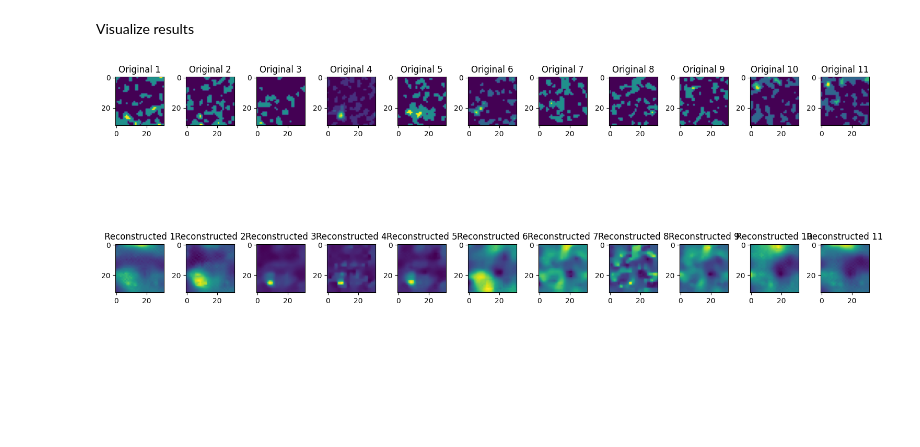
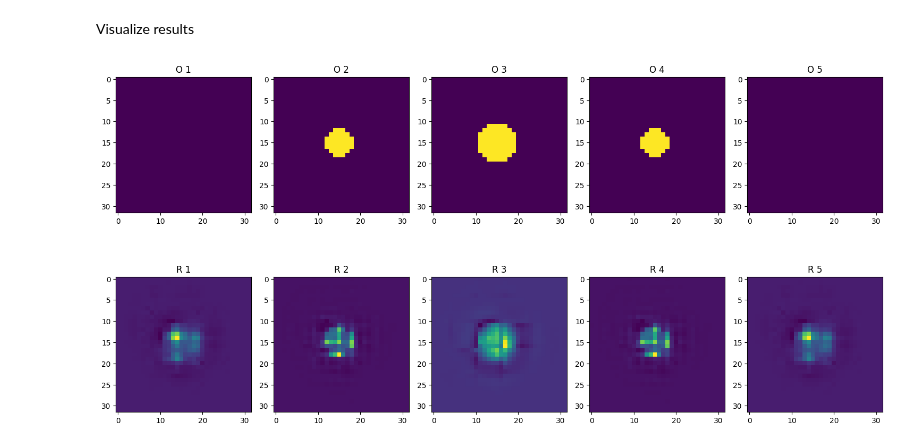
Before and after one commit to sanjith1999/FRIS, a Jupyter notebook: reconstruction/TwIST_python/L2_TV.ipynb, the cells around one changed output. Drawn from its saved outputs; the diff is of its cells as text; code cells hidden in the pictures; blank space fills up the shorter version.

```diff
--- a/reconstruction/TwIST_python/L2_TV.ipynb
+++ b/reconstruction/TwIST_python/L2_TV.ipynb
@@ -7,14 +7,14 @@ import TWIST
 # %% [markdown]
 Load data
 # %%
-data_path = '../data/NC_m6_np2_df0.5_32x32x11.mat'
+data_path = '../data/3DS_m3_np2_df0.5_32x32x5.mat'
 
-m = 6 # no of patterns
+m = 3 # no of patterns
 nump = 2 # no of detected planes
 df = 0.5 # downsampling factor
 nx = 32 # width of a plane (dy = 1/3 um)
 ny = 32 # height of a plane (dx = 1/3 um)
-nz = 11 # number of planes (dz = 2 um)
+nz = 5 # number of planes (dz = 2 um)
 
 data = scipy.io.loadmat(data_path)
 
@@ -52,10 +44,10 @@ Run twist
 y = y_noisy # observed data
 
 absAty = np.abs(utils.AT(y, FM, nx, ny, nz))
-tau = 1e-2*np.max(absAty) # Regularization parameter
+tau = 1e-7*np.max(absAty) # Regularization parameter
 lam1 = 1e-4 # Regularization parameter
-tolA = 1e-5 # Stopping threshold
+tolA = 1e-3 # Stopping threshold
 
-x_twist, dummy, obj_twist, times_twist, dummy, mse_twist, dummy = TWIST.TwIST(y, FM, tau, nx, ny, nz,
+x_twist, dummy, obj_twist, times_twist, dummy, mse_twist, dummy = TWIST.TwIST(y, FM, 0.01, nx, ny, nz,
                                                                   LAMBDA=lam1, TRUE_X=X, MONOTONE=1, INITIALIZATION=0,
-                                                                  STOPCRITERION=1, TOLERANCEA=0.01, VERBOSE=0)
+                                                                  STOPCRITERION=1, TOLERANCEA=tolA, VERBOSE=1)
@@ -62,9 +72,9 @@ x_twist, dummy, obj_twist, times_twist, dummy, mse_twist, dummy = TWIST.TwIST(y,
 # %% [markdown]
 Visualize results
 # %%
-vis.comparison_twist(X, x_twist, nx, ny, nz, figsize=(15, 8))
+vis.comparison_twist(X, x_twist, nx, ny, nz, figsize=(15, 8), planes_to_plot=range(0,nz,1))
 # %% [output]
-[figure, old version]
+[figure, new version]
 # %%
 vis.obj_mse_twist(obj_twist, times_twist, mse_twist, figsize=(12, 5))
 # %% [output]
```
Also changed, not shown: parts of 6 cells of this notebook, 4 other files.
